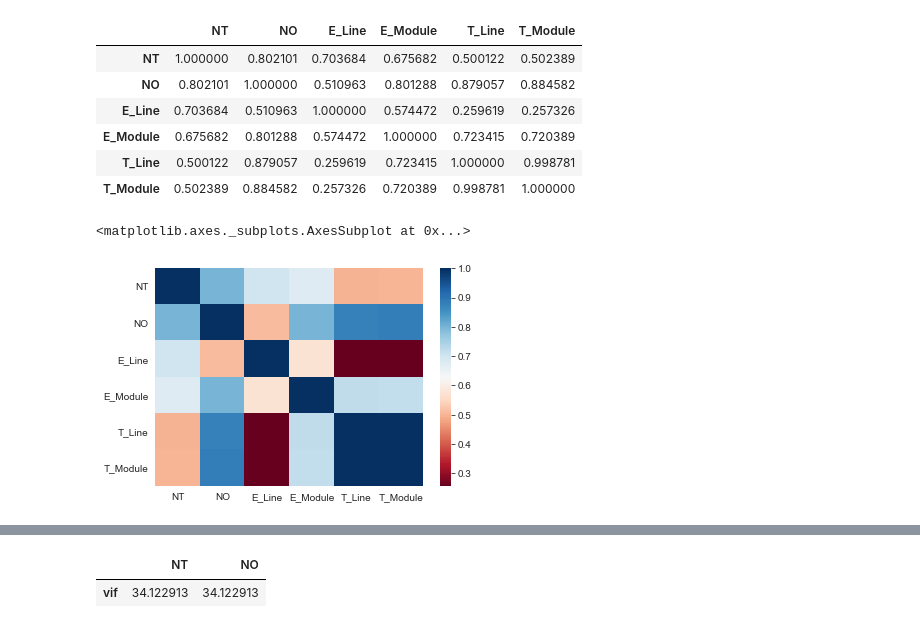
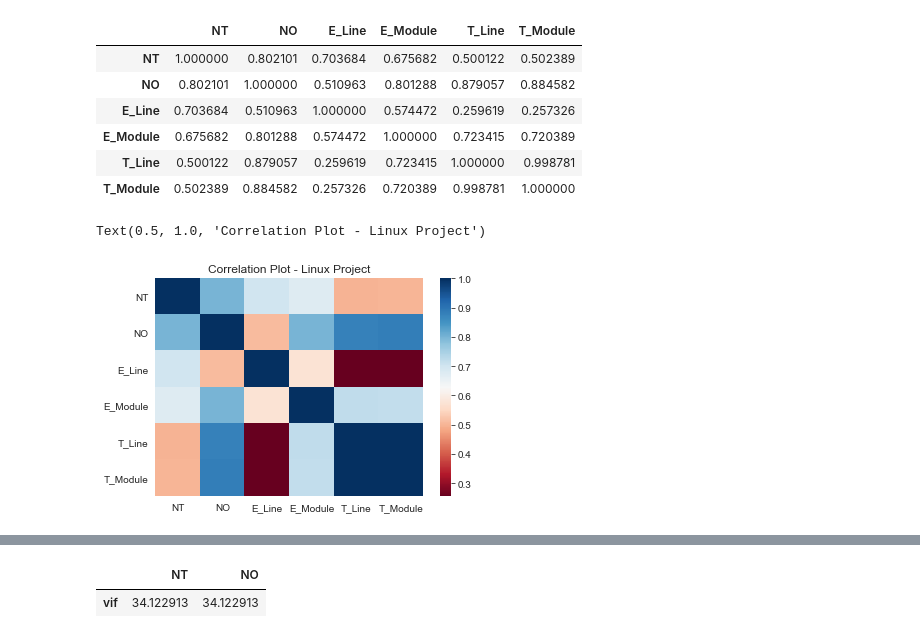
Before and after one commit to housemex408/iROIEstimator, a Jupyter notebook: scripts/notebook/data_analysis/Replication (Linux Major Versions).ipynb, the cells around one changed output, grey strips where cells are left out. Saved outputs shown, nothing was run; the diff lists cells and outputs as text; code cells hidden in the pictures.

Commit message:
updating titles for charts

```diff
--- a/scripts/notebook/data_analysis/Replication (Linux Major Versions).ipynb
+++ b/scripts/notebook/data_analysis/Replication (Linux Major Versions).ipynb
@@ -77,7 +77,8 @@ display(corr)
 | T_Line | 0.500122 | 0.879057 | 0.259619 | 0.723415 | 1.000000 | 0.998781 |
 | T_Module | 0.502389 | 0.884582 | 0.257326 | 0.720389 | 0.998781 | 1.000000 |
 # %%
-sns.heatmap(corr, xticklabels=corr.columns, yticklabels=corr.columns, cmap='RdBu')
+ax = sns.heatmap(corr, xticklabels=corr.columns, yticklabels=corr.columns, cmap='RdBu')
+ax.set_title('Correlation Plot - Linux Project')
 # %% [output]
-<matplotlib.axes._subplots.AxesSubplot at 0x...>
+Text(0.5, 1.0, 'Correlation Plot - Linux Project')
-[figure, old version]
+[figure, new version]
```
Also changed, not shown: parts of 8 cells of this notebook, 7 other files.
